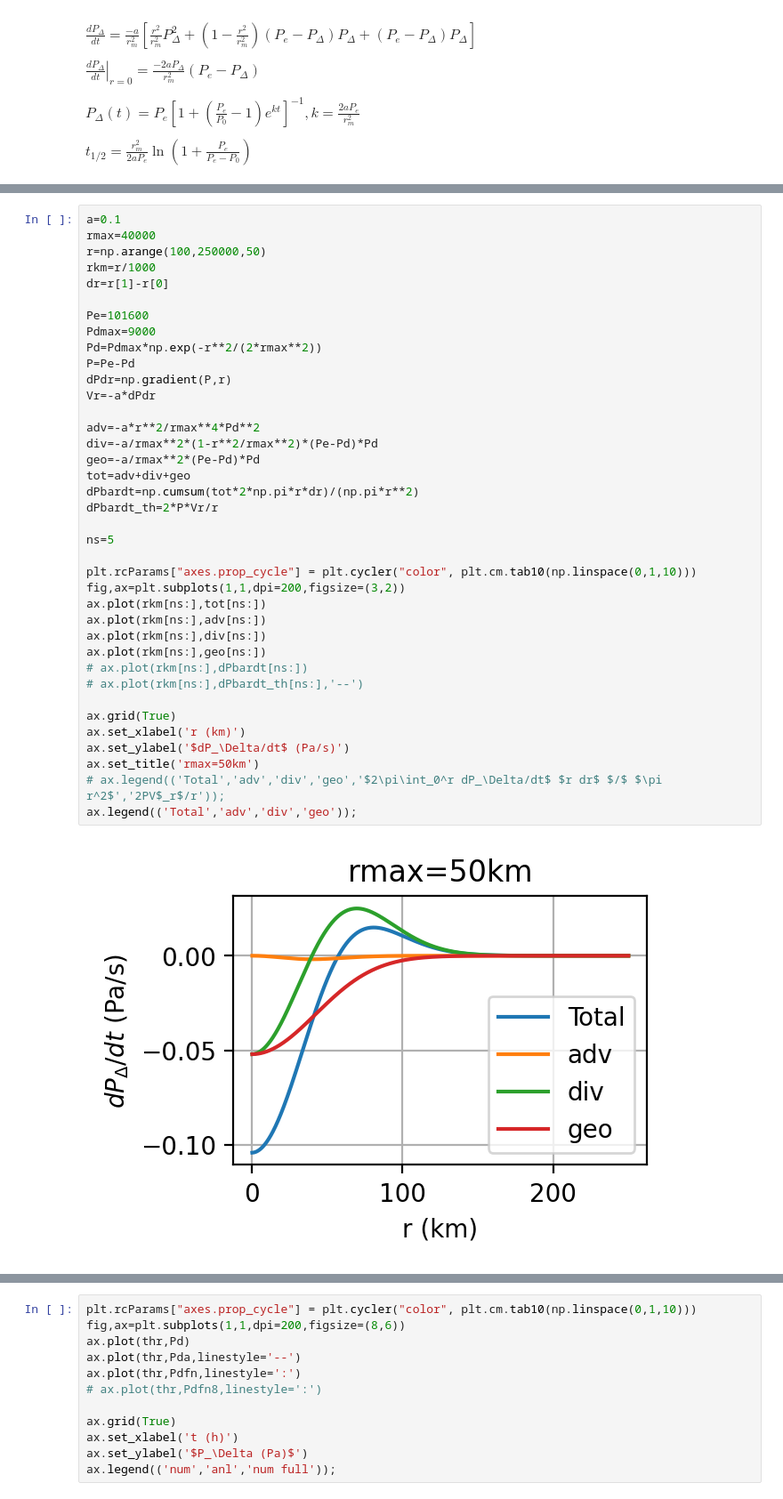
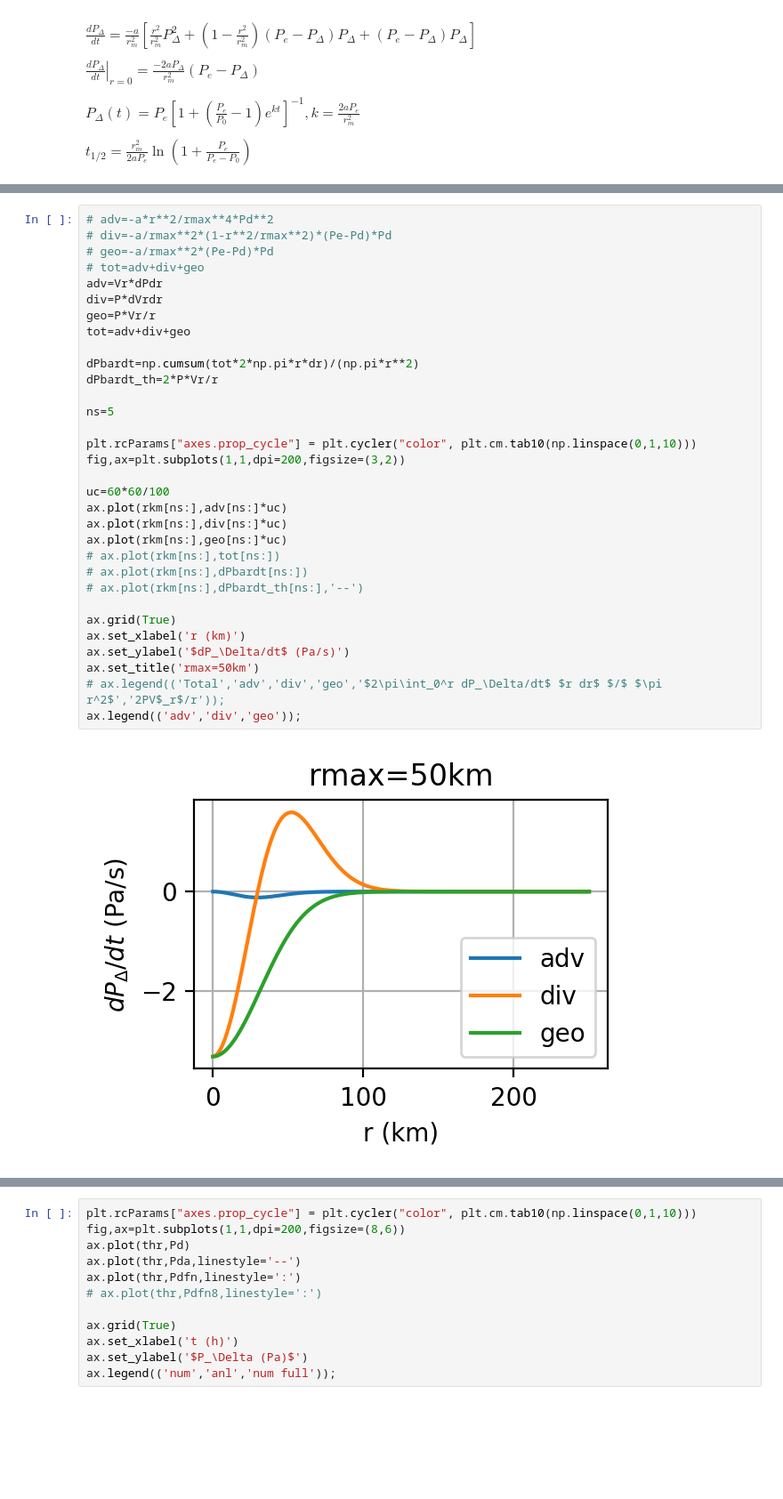
Before and after one commit to suprdory/wrfstore-py, a Jupyter notebook: pressure_tend_anal_sols.ipynb, the cells around one changed output, grey strips where cells are left out. Shown: that part at 89% size. Saved outputs shown, nothing was run; the diff lists cells and outputs as text; blank space fills up the shorter version.

```diff
--- a/pressure_tend_anal_sols.ipynb
+++ b/pressure_tend_anal_sols.ipynb
@@ -23,43 +82,37 @@ from matplotlib import pyplot as plt
 # %%
-a=0.1
-rmax=40000
-r=np.arange(100,250000,50)
-rkm=r/1000
-dr=r[1]-r[0]
+# adv=-a*r**2/rmax**4*Pd**2
+# div=-a/rmax**2*(1-r**2/rmax**2)*(Pe-Pd)*Pd
+# geo=-a/rmax**2*(Pe-Pd)*Pd
+# tot=adv+div+geo
+adv=Vr*dPdr
+div=P*dVrdr
+geo=P*Vr/r
+tot=adv+div+geo
 
-Pe=101600
-Pdmax=9000
-Pd=Pdmax*np.exp(-r**2/(2*rmax**2))
-P=Pe-Pd
-dPdr=np.gradient(P,r)
-Vr=-a*dPdr
-
-adv=-a*r**2/rmax**4*Pd**2
-div=-a/rmax**2*(1-r**2/rmax**2)*(Pe-Pd)*Pd
-geo=-a/rmax**2*(Pe-Pd)*Pd
-tot=adv+div+geo
 dPbardt=np.cumsum(tot*2*np.pi*r*dr)/(np.pi*r**2)
 dPbardt_th=2*P*Vr/r
 
 ns=5
 
 plt.rcParams["axes.prop_cycle"] = plt.cycler("color", plt.cm.tab10(np.linspace(0,1,10)))
 fig,ax=plt.subplots(1,1,dpi=200,figsize=(3,2))
-ax.plot(rkm[ns:],tot[ns:])
-ax.plot(rkm[ns:],adv[ns:])
-ax.plot(rkm[ns:],div[ns:])
-ax.plot(rkm[ns:],geo[ns:])
+
+uc=60*60/100
+ax.plot(rkm[ns:],adv[ns:]*uc)
+ax.plot(rkm[ns:],div[ns:]*uc)
+ax.plot(rkm[ns:],geo[ns:]*uc)
+# ax.plot(rkm[ns:],tot[ns:])
 # ax.plot(rkm[ns:],dPbardt[ns:])
 # ax.plot(rkm[ns:],dPbardt_th[ns:],'--')
 
 ax.grid(True)
 ax.set_xlabel('r (km)')
 ax.set_ylabel('$dP_\Delta/dt$ (Pa/s)')
 ax.set_title('rmax=50km')
 # ax.legend(('Total','adv','div','geo','$2\pi\int_0^r dP_\Delta/dt$ $r dr$ $/$ $\pi r^2$','2PV$_r$/r'));
-ax.legend(('Total','adv','div','geo'));
+ax.legend(('adv','div','geo'));
 # %% [output]
-[figure, old version]
+[figure, new version]
 # %%
 dt=60
 a=0.5
```
Also changed, not shown: parts of 4 cells of this notebook, 15 other files.
